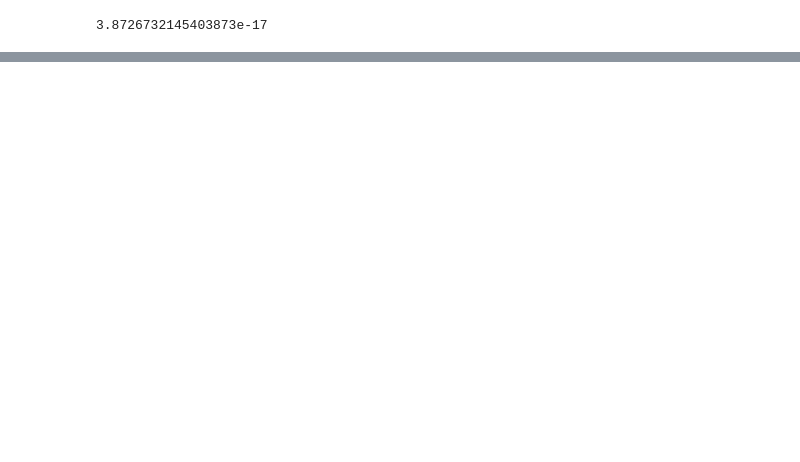
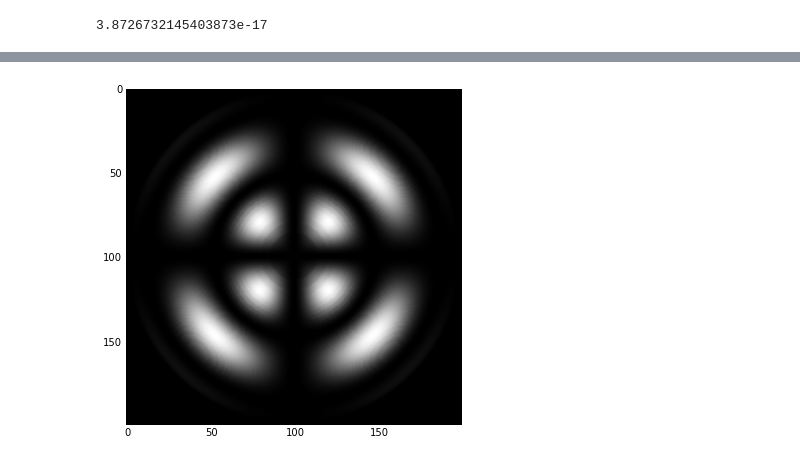
Before and after one commit to AlexisdlC/droptwist, a Jupyter notebook: radial_drop_jm.ipynb, the cells around one changed output, grey strips where cells are left out. Drawn from its saved outputs; the diff is of its cells as text; code cells hidden in the pictures; blank space fills up the shorter version.

```diff
--- a/radial_drop_jm.ipynb
+++ b/radial_drop_jm.ipynb
@@ -387,0 +425,4 @@ fig=plt.imshow(im2)
+# %%
+fig=plt.imshow(im2)
+# %% [output]
+[figure, added]
```
Also changed, not shown: parts of 30 cells of this notebook.
